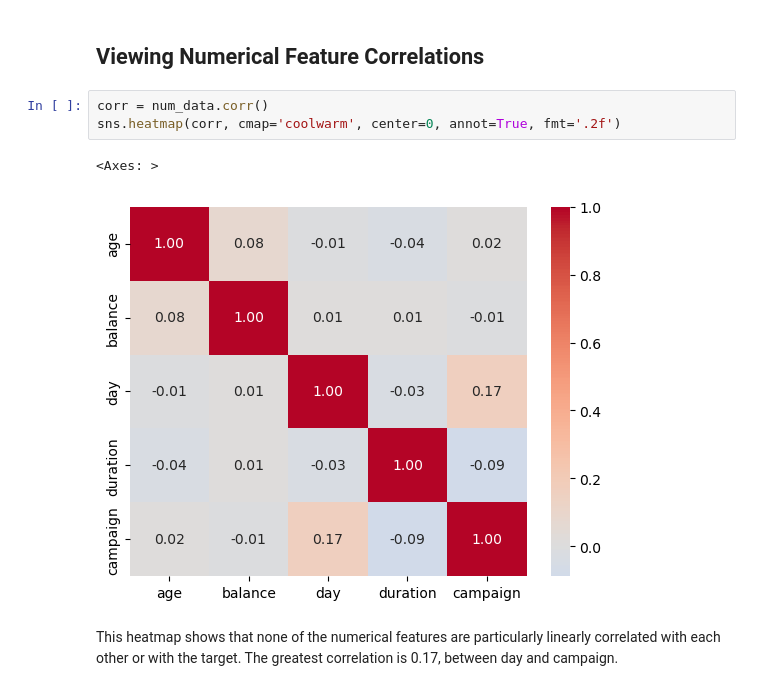
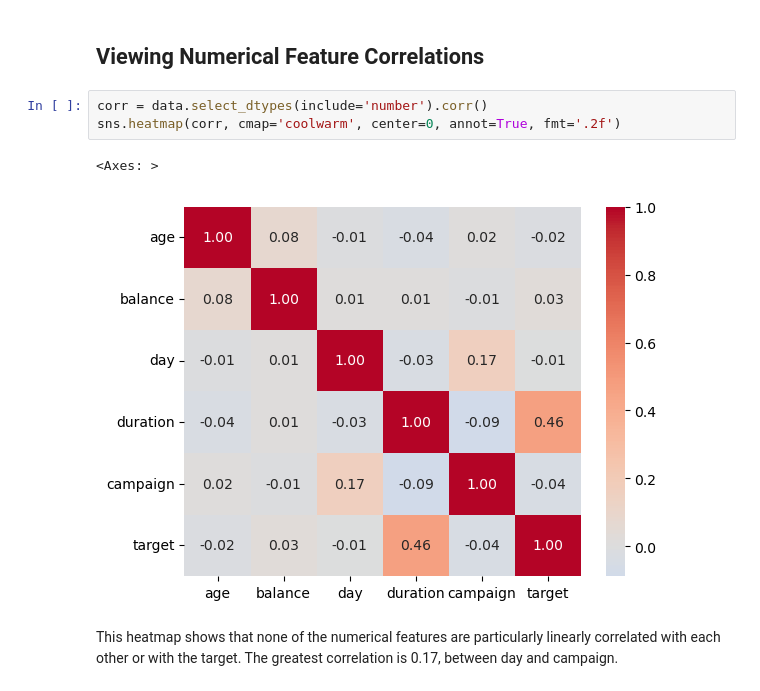
Before and after one commit to mattclark186/uyBvjh22fVpcb3UX, a Jupyter notebook: notebooks/exploration/exploratory_data_analysis.ipynb, the cells around one changed output. Saved outputs shown, nothing was run; the diff lists cells and outputs as text.

```diff
--- a/notebooks/exploration/exploratory_data_analysis.ipynb
+++ b/notebooks/exploration/exploratory_data_analysis.ipynb
@@ -160,11 +160,11 @@ plt.ylim(0, 100)
 # %% [markdown]
 ## Viewing Numerical Feature Correlations
 # %%
-corr = num_data.corr()
+corr = data.select_dtypes(include='number').corr()
 sns.heatmap(corr, cmap='coolwarm', center=0, annot=True, fmt='.2f')
 # %% [output]
 <Axes: >
-[figure, old version]
+[figure, new version]
 # %% [markdown]
 This heatmap shows that none of the numerical features are particularly linearly correlated with each other or with the target. The greatest correlation is 0.17, between day and campaign.
 # %% [markdown]
```
Also changed, not shown: parts of 6 cells of this notebook, 2 other files.
